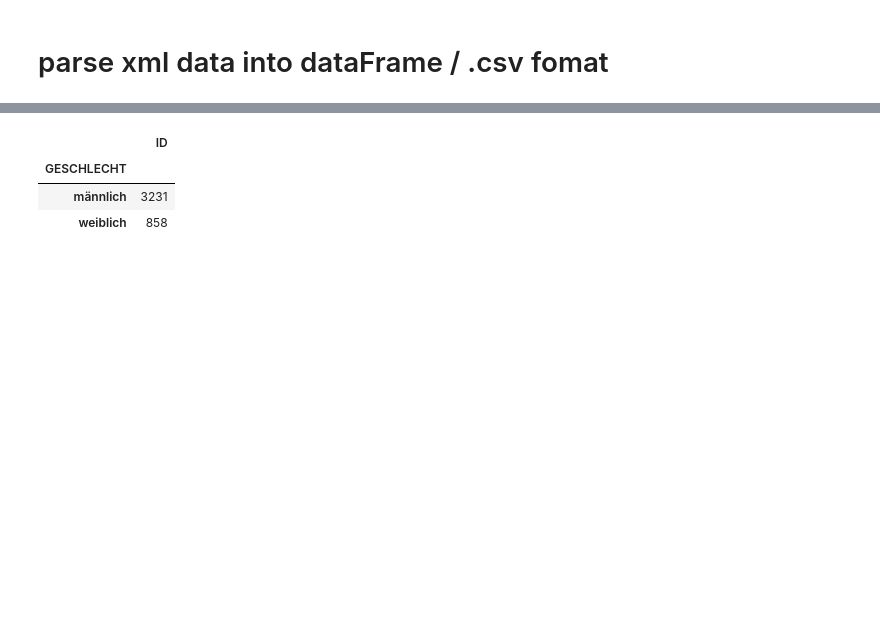
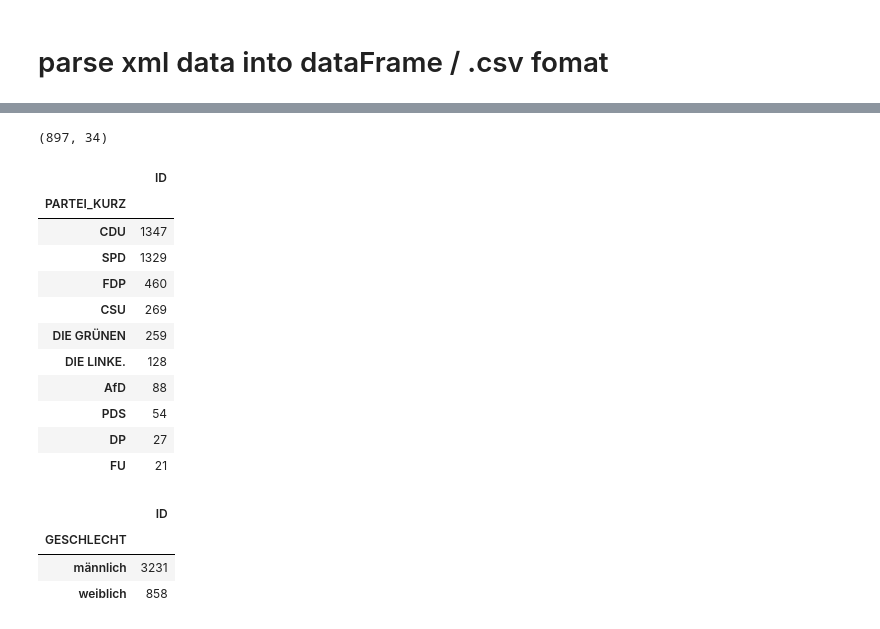
Before and after one commit to mrs-curi0sity/bundestag-mining, a Jupyter notebook: Parse_Stammdaten.ipynb, the cells around one changed output, grey strips where cells are left out. Drawn from its saved outputs; the diff is of its cells as text; code cells hidden in the pictures; blank space fills up the shorter version.

```diff
--- a/Parse_Stammdaten.ipynb
+++ b/Parse_Stammdaten.ipynb
@@ -66,3 +96,25 @@ df_mdb.tail()
+# %%
+# deleteme
+selected_df = pd.concat([df_mdb[df_mdb[str(i)] == 1] for i in range(14,16)]).drop_duplicates()
+selected_df = df_mdb[(df_mdb['14'] == 1) |(df_mdb['15'] ==1) ]
+selected_df.shape
+# %% [output]
+(897, 34)
+# %%
+df_mdb[['ID', 'PARTEI_KURZ']].groupby('PARTEI_KURZ').count().sort_values(by='ID', ascending=False).head(10)
+# %% [output]
+|  | ID |
+| PARTEI_KURZ |  |
+| CDU | 1347 |
+| SPD | 1329 |
+| FDP | 460 |
+| CSU | 269 |
+| DIE GRÜNEN | 259 |
+| DIE LINKE. | 128 |
+| AfD | 88 |
+| PDS | 54 |
+| DP | 27 |
+| FU | 21 |
 # %%
 # wie - nur 2 Geschlechter? for the records: heute ist der 02.05.2021
 df_mdb[['ID', 'GESCHLECHT']].groupby('GESCHLECHT').count().sort_values(by='ID', ascending=False).head()
```
Also changed, not shown: parts of 13 cells of this notebook, 2 other files.
